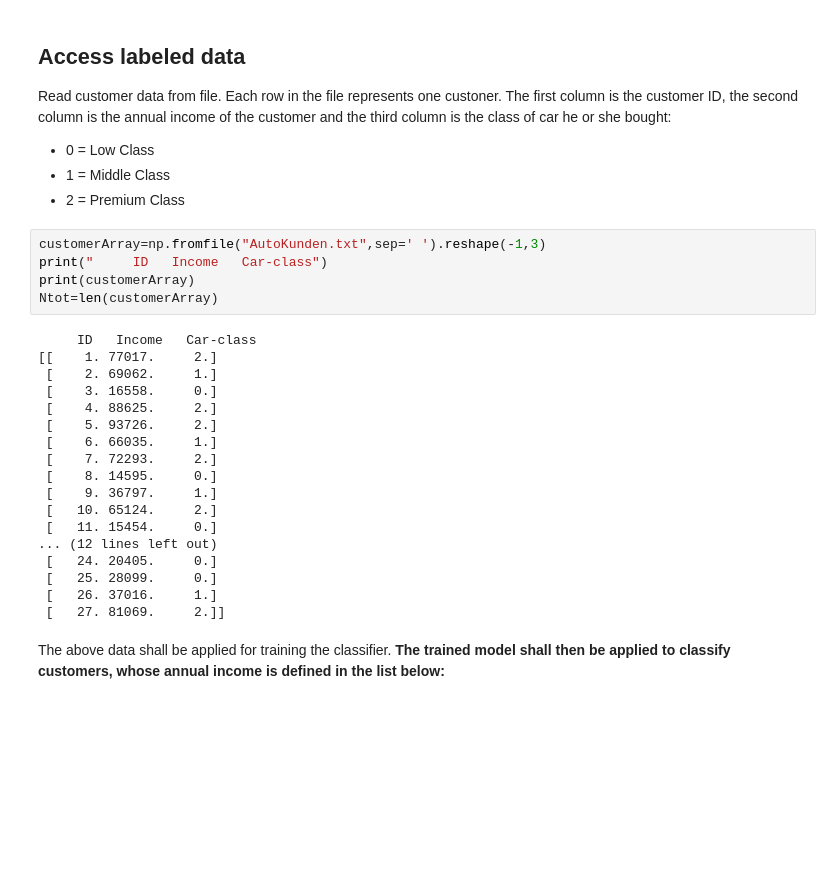
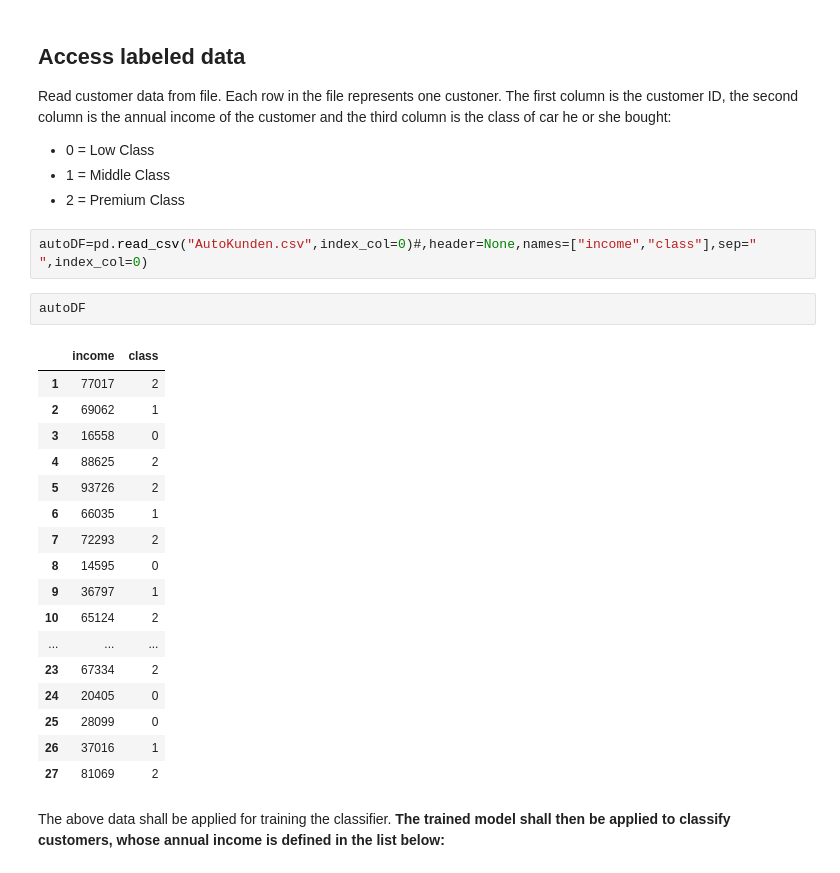
Before and after one commit to hannibunny/probability, a Jupyter notebook: prob/_build/jupyter_execute/parametricClassification1D.ipynb, the cells around one changed output. Cells and saved outputs as stored; diff of their text form; blank space fills up the shorter version.

```diff
--- a/prob/_build/jupyter_execute/parametricClassification1D.ipynb
+++ b/prob/_build/jupyter_execute/parametricClassification1D.ipynb
@@ -24,29 +25,28 @@ Read customer data from file. Each row in the file represents one custoner. The
 * 0 = Low Class
 * 1 = Middle Class
 * 2 = Premium Class
-# %%
-customerArray=np.fromfile("AutoKunden.txt",sep=' ').reshape(-1,3)
-print("     ID   Income   Car-class")
-print(customerArray)
-Ntot=len(customerArray)
-# %% [output]
-     ID   Income   Car-class
-[[    1. 77017.     2.]
- [    2. 69062.     1.]
- [    3. 16558.     0.]
- [    4. 88625.     2.]
- [    5. 93726.     2.]
- [    6. 66035.     1.]
- [    7. 72293.     2.]
- [    8. 14595.     0.]
- [    9. 36797.     1.]
- [   10. 65124.     2.]
- [   11. 15454.     0.]
-... (12 lines left out)
- [   24. 20405.     0.]
- [   25. 28099.     0.]
- [   26. 37016.     1.]
- [   27. 81069.     2.]]
+# %%
+autoDF=pd.read_csv("AutoKunden.csv",index_col=0)#,header=None,names=["income","class"],sep="  ",index_col=0)
+# %%
+autoDF
+# %% [output]
+|  | income | class |
+| 1 | 77017 | 2 |
+| 2 | 69062 | 1 |
+| 3 | 16558 | 0 |
+| 4 | 88625 | 2 |
+| 5 | 93726 | 2 |
+| 6 | 66035 | 1 |
+| 7 | 72293 | 2 |
+| 8 | 14595 | 0 |
+| 9 | 36797 | 1 |
+| 10 | 65124 | 2 |
+| ... | ... | ... |
+| 23 | 67334 | 2 |
+| 24 | 20405 | 0 |
+| 25 | 28099 | 0 |
+| 26 | 37016 | 1 |
+| 27 | 81069 | 2 |
 # %% [markdown]
 The above data shall be applied for training the classifier. **The trained model shall then be applied to classify customers, whose annual income is defined in the list below:**
 # %%
```
Also changed, not shown: parts of 8 cells of this notebook, 34 other files.
